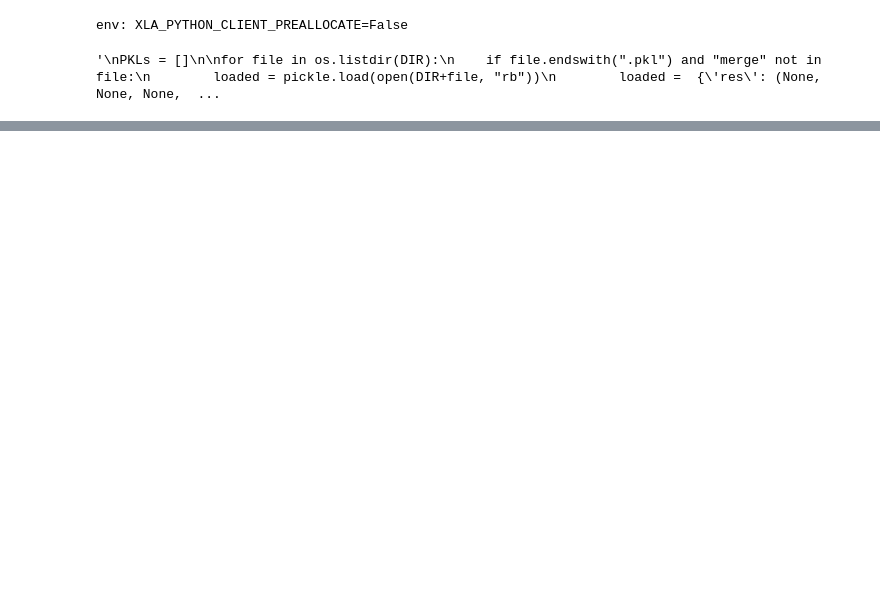
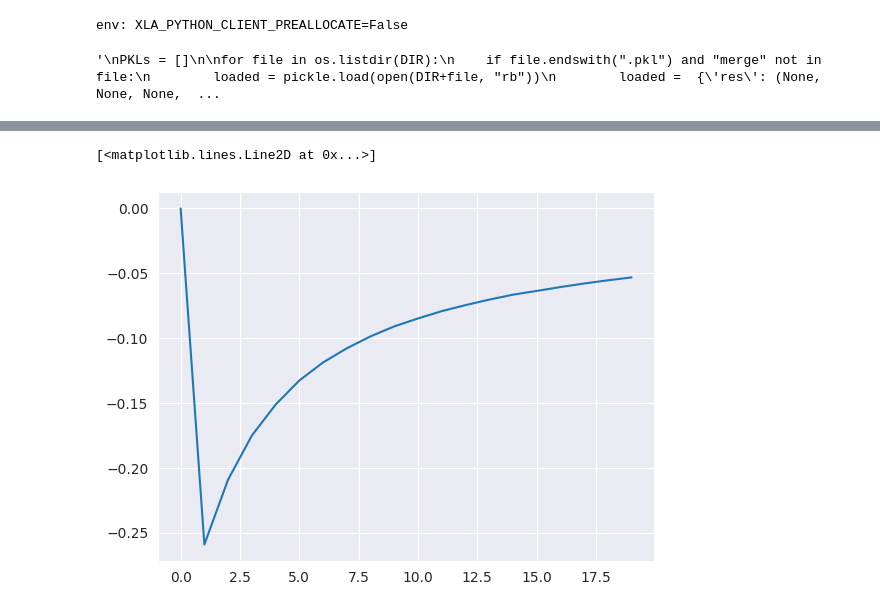
Before and after one commit to ylefay/adaptive_smc_tempering, a Jupyter notebook: adaptive_smc/experiments_bis/pCN_IMH_frontier/Untitled.ipynb, the cells around one changed output, grey strips where cells are left out. Drawn from its saved outputs; the diff is of its cells as text; code cells hidden in the pictures; blank space fills up the shorter version.

```diff
--- a/adaptive_smc/experiments_bis/pCN_IMH_frontier/Untitled.ipynb
+++ b/adaptive_smc/experiments_bis/pCN_IMH_frontier/Untitled.ipynb
@@ -46,0 +58,5 @@ plt.plot(my_dims, critical_temperatures.values(), marker='o', label='Critical Te
+# %%
+plt.plot(PKLs[0]['res'][-2].T)
+# %% [output]
+[<matplotlib.lines.Line2D at 0x...>]
+[figure, added]
```
Also changed, not shown: parts of 4 cells of this notebook, 2 other files.
